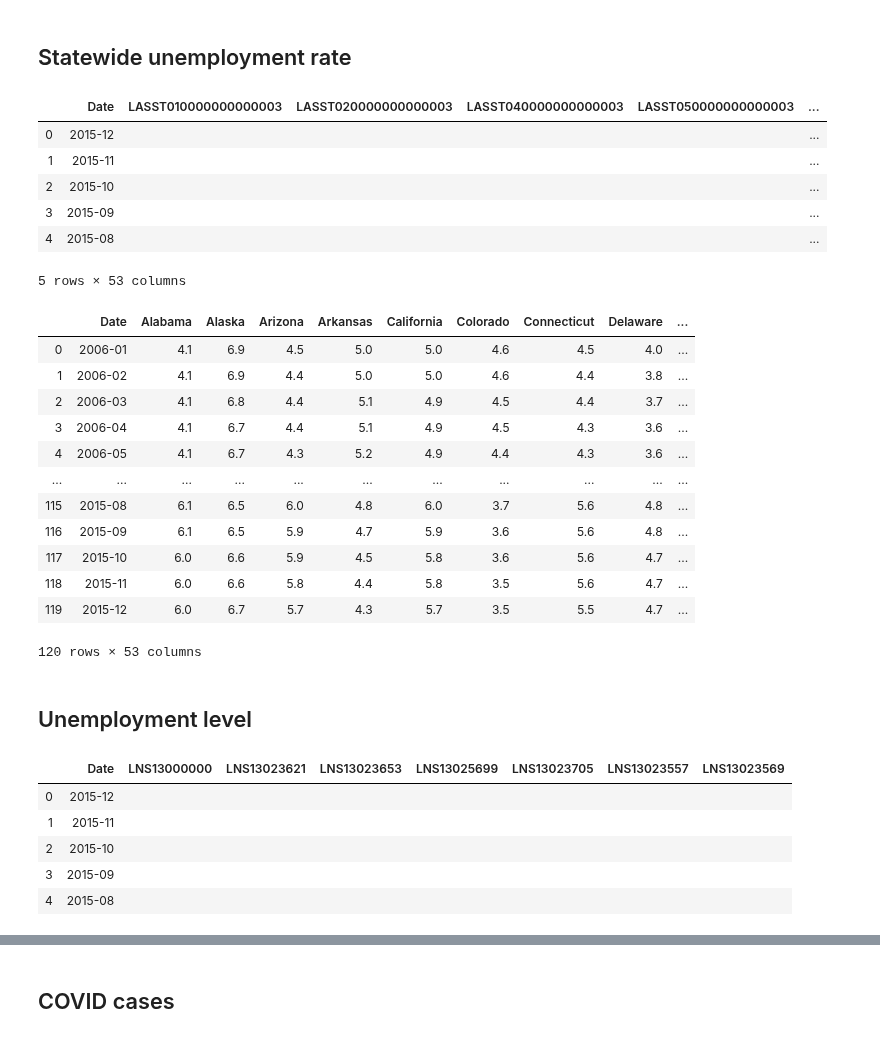
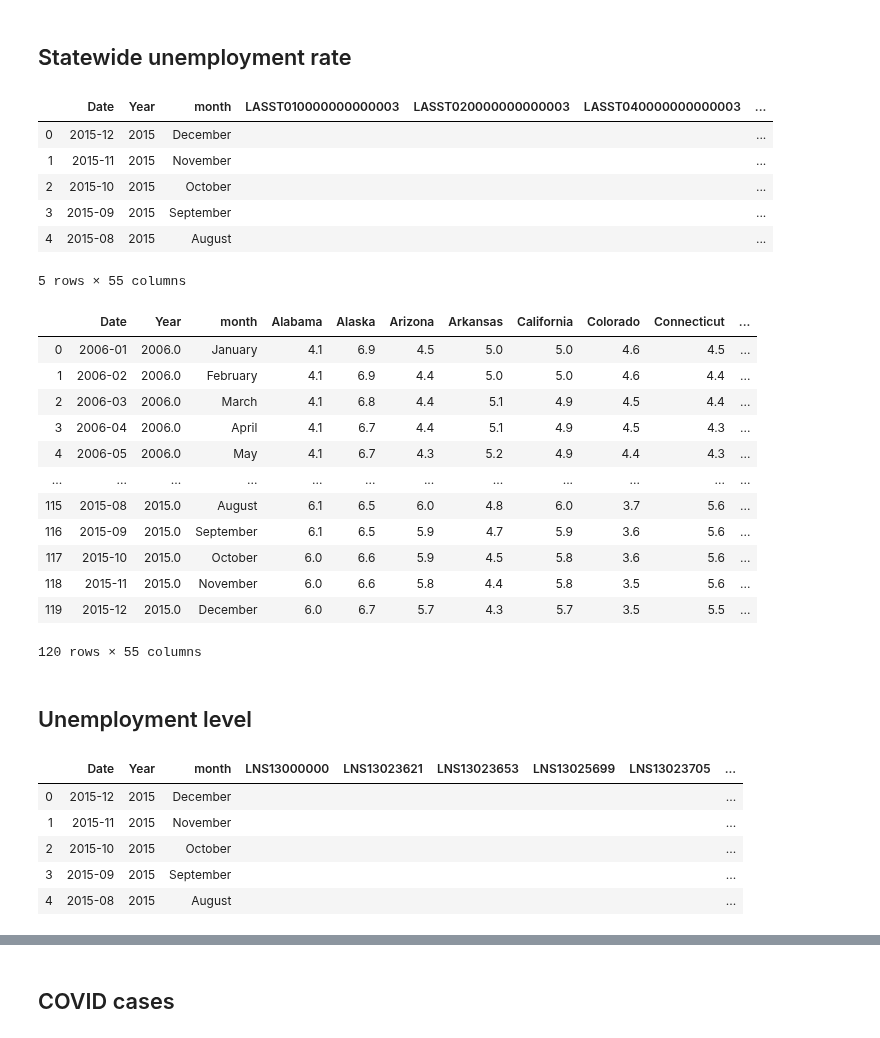
Before and after one commit to jasmine73317/Project-1_Unemployment_data, a Jupyter notebook: cleaning_data.ipynb, the cells around one changed output, grey strips where cells are left out. Drawn from its saved outputs; the diff is of its cells as text; code cells hidden in the pictures.

```diff
--- a/cleaning_data.ipynb
+++ b/cleaning_data.ipynb
@@ -166,7 +170,7 @@ for data_point in np.arange(len(json_data5["Results"]["series"][0]["data"])):
 # %%
 # Create DataFrame
 
-unemployment_df = pd.DataFrame({"Date": date,
+unemployment_df = pd.DataFrame({"Date": date, "Year": Year, "month": month,
                                 "LNS14000000": "", "LNS14000001": "", "LNS14000002": "",
                                 "LNS14000003": "", "LNS14000004": "", "LNS14000005": "",
                                 "LNS14000006": "", "LNS14000007": "", "LNS14000008": "",
@@ -209,7 +213,7 @@ for series in np.arange(len(json_data6["Results"]["series"])):
 # %%
 # Sets data to float
 
-for column in unemployment_df.columns[1:]:
+for column in unemployment_df.columns[3:]:
     unemployment_df[f"{column}"] = unemployment_df[f"{column}"].astype(float)
 
 # Rename column labels
@@ -360,14 +364,18 @@ p = requests.post(url, data=parameters, headers=headers)
 
 json_data3 = json.loads(p.text)
 # %%
+Year = []
+month = []
 date = []
 
 for data_point in np.arange(len(json_data2["Results"]["series"][0]["data"])):
+        Year.append(f"{json_data2['Results']['series'][0]['data'][data_point]['year']}")
+        month.append(f"{json_data2['Results']['series'][0]['data'][data_point]['periodName']}")
         date.append(f"{json_data2['Results']['series'][0]['data'][data_point]['year']}-{json_data2['Results']['series'][0]['data'][data_point]['period'][1:]}")
 # %%
 # Create DataFrame
 
-state_unemployment_df = pd.DataFrame({"Date": date,
+state_unemployment_df = pd.DataFrame({"Date": date, "Year": Year, "month": month,
                                 "LASST010000000000003": "", "LASST020000000000003": "", "LASST040000000000003": "",
                                 "LASST050000000000003": "", "LASST060000000000003": "", "LASST080000000000003": "",
                                 "LASST090000000000003": "", "LASST100000000000003": "", "LASST110000000000003": "",
@@ -388,13 +396,13 @@ state_unemployment_df = pd.DataFrame({"Date": date,
                                 "LASST560000000000003": ""})
 state_unemployment_df.head()
 # %% [output]
-|  | Date | LASST010000000000003 | LASST020000000000003 | LASST040000000000003 | LASST050000000000003 | ... |
-| 0 | 2015-12 |  |  |  |  | ... |
-| 1 | 2015-11 |  |  |  |  | ... |
-| 2 | 2015-10 |  |  |  |  | ... |
-| 3 | 2015-09 |  |  |  |  | ... |
-| 4 | 2015-08 |  |  |  |  | ... |
+|  | Date | Year | month | LASST010000000000003 | LASST020000000000003 | LASST040000000000003 | ... |
+| 0 | 2015-12 | 2015 | December |  |  |  | ... |
+| 1 | 2015-11 | 2015 | November |  |  |  | ... |
+| 2 | 2015-10 | 2015 | October |  |  |  | ... |
+| 3 | 2015-09 | 2015 | September |  |  |  | ... |
+| 4 | 2015-08 | 2015 | August |  |  |  | ... |
-5 rows × 53 columns
+5 rows × 55 columns
 # %%
 # Fills in values
 
@@ -408,7 +416,7 @@ for series3 in np.arange(len(json_data3["Results"]["series"])):
 # %%
 # Sets data to floats
 
-for column in state_unemployment_df.columns[1:]:
+for column in state_unemployment_df.columns[3:]:
     state_unemployment_df[f"{column}"] = state_unemployment_df[f"{column}"].astype(float)
 
 # Rename Column labels
@@ -424,46 +432,46 @@ state_unemployment_df.rename(columns={"LASST010000000000003" : "Alabama", "LASST
                                       "LASST200000000000003" : "Kansas", "LASST210000000000003" : "Kentucky",
                                       "LASST220000000000003" : "Louisiana", "LASST230000000000003" : "Maine",
                                       "LASST240000000000003" : "Maryland", "LASST250000000000003" : "Massachusetts",
                                       "LASST260000000000003" : "Michigan", "LASST270000000000003" : "Minnesota",
                                       "LASST280000000000003" : "Mississippi", "LASST290000000000003" : "Missouri",
                                       "LASST300000000000003" : "Montana", "LASST310000000000003" : "Nebraska",
                                       "LASST320000000000003" : "Nevada", "LASST330000000000003" : "New Hampshire",
                                       "LASST340000000000003" : "New Jersey", "LASST350000000000003" : "New Mexico",
                                       "LASST360000000000003" : "New York", "LASST370000000000003" : "North Carolina",
                                       "LASST380000000000003" : "North Dakota", "LASST390000000000003" : "Ohio",
                                       "LASST400000000000003" : "Oklahoma", "LASST410000000000003" : "Oregon",
                                       "LASST420000000000003" : "Pennsylvania", "LASST720000000000003" : "Puerto Rico",
                                       "LASST440000000000003" : "Rhode Island", "LASST450000000000003" : "South Carolina",
                                       "LASST460000000000003" : "South Dakota", "LASST470000000000003" : "Tennessee",
                                       "LASST480000000000003" : "Texas", "LASST490000000000003" : "Utah",
                                       "LASST500000000000003" : "Vermont", "LASST510000000000003" : "Virginia",
                                       "LASST530000000000003" : "Washington", "LASST540000000000003" : "West Virginia",
                                       "LASST550000000000003" : "Wisconsin", "LASST560000000000003" : "Wyoming"},
                              inplace=True)
 
 #Sort data ascending
 
 state_unemployment_df.sort_values(by="Date", ascending=True, inplace=True)
 
 state_unemployment_df.reset_index(drop=True, inplace=True)
 
 state_unemployment_df.to_csv("State_Unemployment_Rates.csv", index=False)
 
 state_unemployment_df
 # %% [output]
-|  | Date | Alabama | Alaska | Arizona | Arkansas | California | Colorado | Connecticut | Delaware | ... |
-| 0 | 2006-01 | 4.1 | 6.9 | 4.5 | 5.0 | 5.0 | 4.6 | 4.5 | 4.0 | ... |
-| 1 | 2006-02 | 4.1 | 6.9 | 4.4 | 5.0 | 5.0 | 4.6 | 4.4 | 3.8 | ... |
-| 2 | 2006-03 | 4.1 | 6.8 | 4.4 | 5.1 | 4.9 | 4.5 | 4.4 | 3.7 | ... |
-| 3 | 2006-04 | 4.1 | 6.7 | 4.4 | 5.1 | 4.9 | 4.5 | 4.3 | 3.6 | ... |
-| 4 | 2006-05 | 4.1 | 6.7 | 4.3 | 5.2 | 4.9 | 4.4 | 4.3 | 3.6 | ... |
-| ... | ... | ... | ... | ... | ... | ... | ... | ... | ... | ... |
-| 115 | 2015-08 | 6.1 | 6.5 | 6.0 | 4.8 | 6.0 | 3.7 | 5.6 | 4.8 | ... |
-| 116 | 2015-09 | 6.1 | 6.5 | 5.9 | 4.7 | 5.9 | 3.6 | 5.6 | 4.8 | ... |
-| 117 | 2015-10 | 6.0 | 6.6 | 5.9 | 4.5 | 5.8 | 3.6 | 5.6 | 4.7 | ... |
-| 118 | 2015-11 | 6.0 | 6.6 | 5.8 | 4.4 | 5.8 | 3.5 | 5.6 | 4.7 | ... |
-| 119 | 2015-12 | 6.0 | 6.7 | 5.7 | 4.3 | 5.7 | 3.5 | 5.5 | 4.7 | ... |
+|  | Date | Year | month | Alabama | Alaska | Arizona | Arkansas | California | Colorado | Connecticut | ... |
+| 0 | 2006-01 | 2006.0 | January | 4.1 | 6.9 | 4.5 | 5.0 | 5.0 | 4.6 | 4.5 | ... |
+| 1 | 2006-02 | 2006.0 | February | 4.1 | 6.9 | 4.4 | 5.0 | 5.0 | 4.6 | 4.4 | ... |
+| 2 | 2006-03 | 2006.0 | March | 4.1 | 6.8 | 4.4 | 5.1 | 4.9 | 4.5 | 4.4 | ... |
+| 3 | 2006-04 | 2006.0 | April | 4.1 | 6.7 | 4.4 | 5.1 | 4.9 | 4.5 | 4.3 | ... |
+| 4 | 2006-05 | 2006.0 | May | 4.1 | 6.7 | 4.3 | 5.2 | 4.9 | 4.4 | 4.3 | ... |
+| ... | ... | ... | ... | ... | ... | ... | ... | ... | ... | ... | ... |
+| 115 | 2015-08 | 2015.0 | August | 6.1 | 6.5 | 6.0 | 4.8 | 6.0 | 3.7 | 5.6 | ... |
+| 116 | 2015-09 | 2015.0 | September | 6.1 | 6.5 | 5.9 | 4.7 | 5.9 | 3.6 | 5.6 | ... |
+| 117 | 2015-10 | 2015.0 | October | 6.0 | 6.6 | 5.9 | 4.5 | 5.8 | 3.6 | 5.6 | ... |
+| 118 | 2015-11 | 2015.0 | November | 6.0 | 6.6 | 5.8 | 4.4 | 5.8 | 3.5 | 5.6 | ... |
+| 119 | 2015-12 | 2015.0 | December | 6.0 | 6.7 | 5.7 | 4.3 | 5.7 | 3.5 | 5.5 | ... |
-120 rows × 53 columns
+120 rows × 55 columns
 # %% [markdown]
 ## Unemployment level
 # %%
@@ -494,6 +506,8 @@ for data_point in np.arange(len(json_data4["Results"]["series"][0]["data"])):
 # Create DataFrame
 
 layoffs_df = pd.DataFrame({"Date": date,
+                           "Year": Year,
+                           "month": month,
                            "LNS13000000": "",
                            "LNS13023621": "",
                            "LNS13023653": "",
@@ -503,12 +517,12 @@ layoffs_df = pd.DataFrame({"Date": date,
                            "LNS13023569": ""})
 layoffs_df.head()
 # %% [output]
-|  | Date | LNS13000000 | LNS13023621 | LNS13023653 | LNS13025699 | LNS13023705 | LNS13023557 | LNS13023569 |
-| 0 | 2015-12 |  |  |  |  |  |  |  |
-| 1 | 2015-11 |  |  |  |  |  |  |  |
-| 2 | 2015-10 |  |  |  |  |  |  |  |
-| 3 | 2015-09 |  |  |  |  |  |  |  |
-| 4 | 2015-08 |  |  |  |  |  |  |  |
+|  | Date | Year | month | LNS13000000 | LNS13023621 | LNS13023653 | LNS13025699 | LNS13023705 | ... |
+| 0 | 2015-12 | 2015 | December |  |  |  |  |  | ... |
+| 1 | 2015-11 | 2015 | November |  |  |  |  |  | ... |
+| 2 | 2015-10 | 2015 | October |  |  |  |  |  | ... |
+| 3 | 2015-09 | 2015 | September |  |  |  |  |  | ... |
+| 4 | 2015-08 | 2015 | August |  |  |  |  |  | ... |
 # %%
 # Fills in values
 
```
Also changed, not shown: parts of 8 cells of this notebook, 6 other files.
